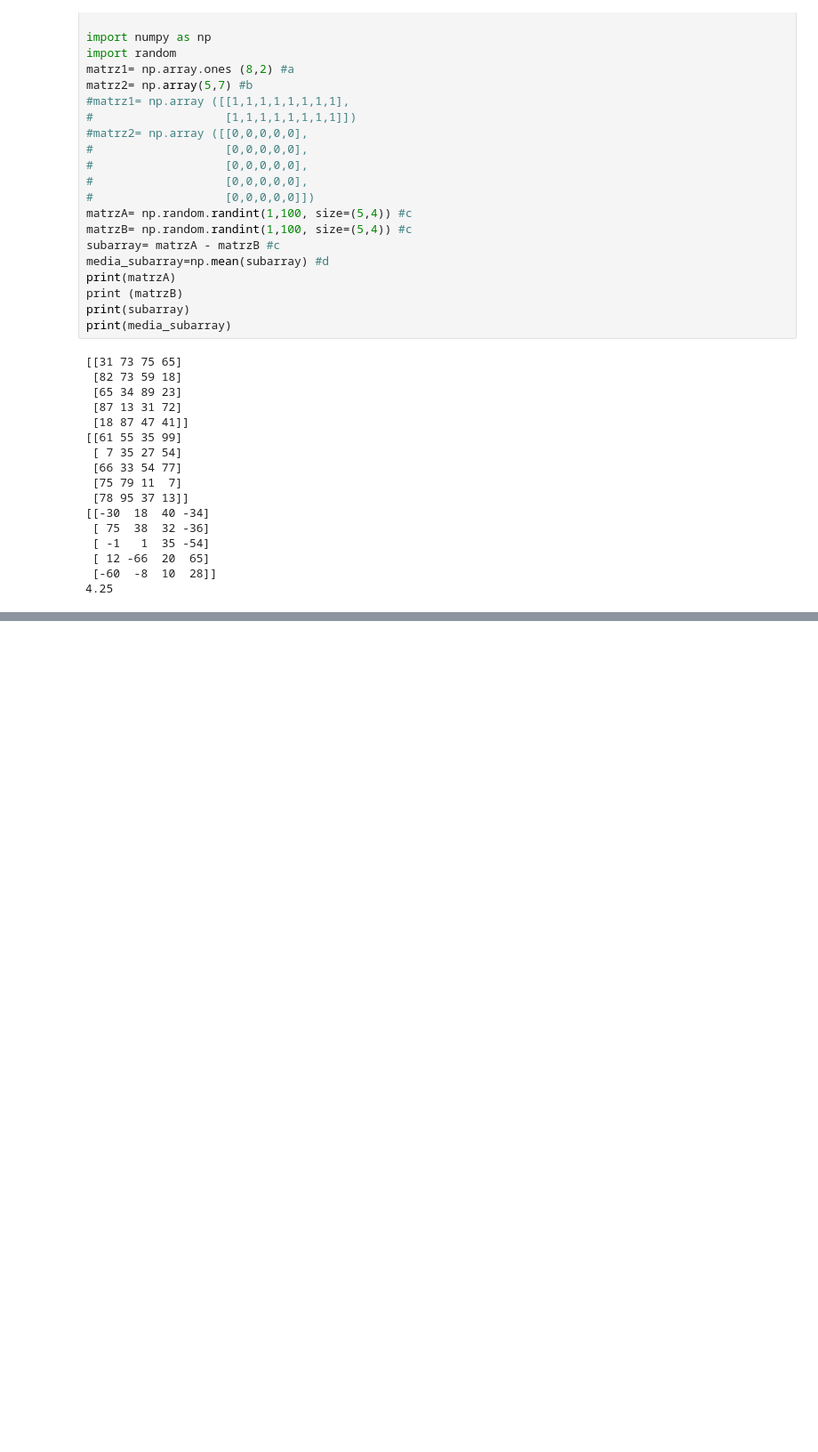
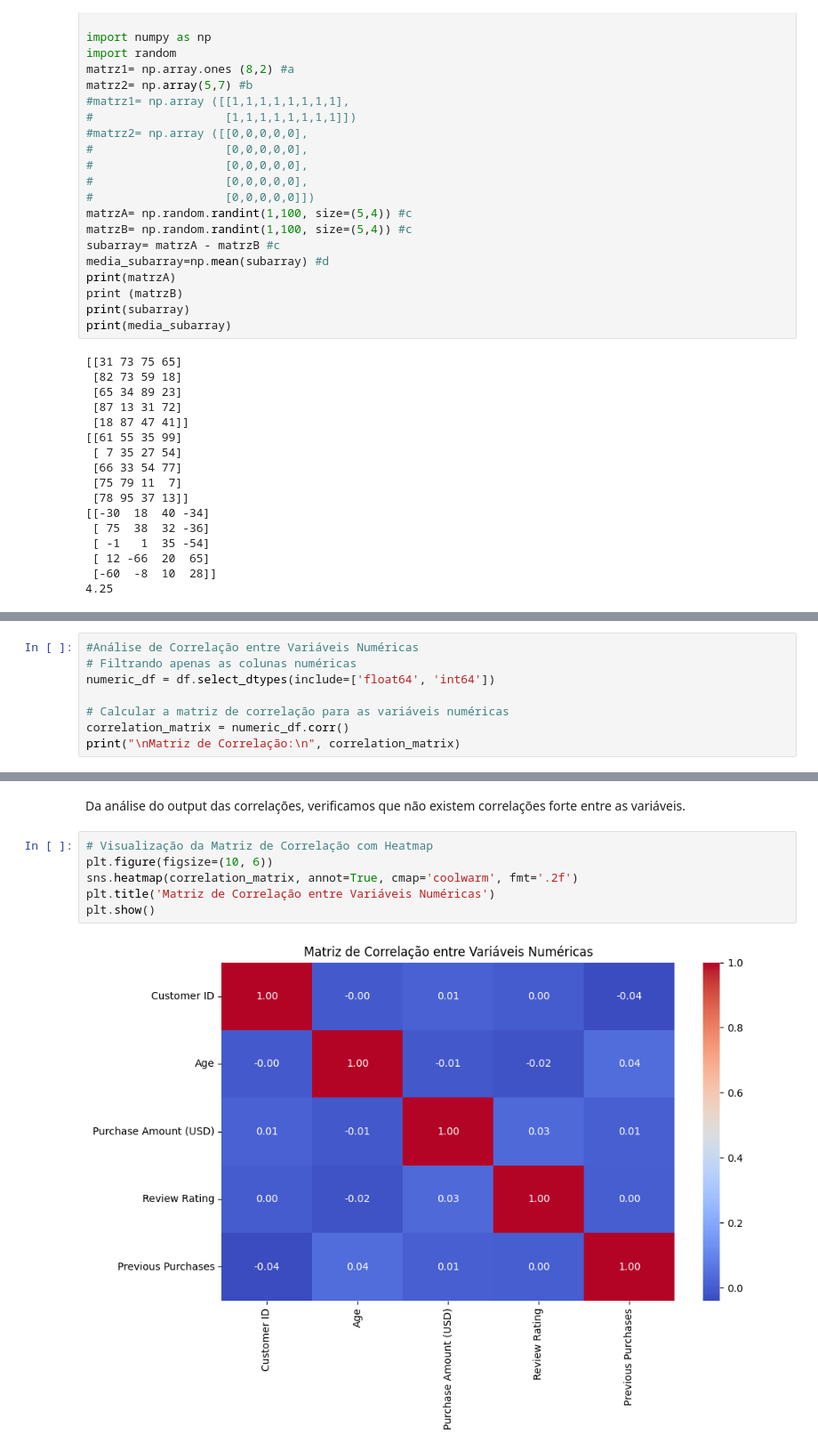
Before and after one commit to Vipas12/FundamentosPython_Vipin, a Jupyter notebook: UFCD10793_Avaliacao_Final_2025_Marco/avali_final12.ipynb, the cells around one changed output, grey strips where cells are left out. Shown: that part at 89% size. Drawn from its saved outputs; the diff is of its cells as text; blank space fills up the shorter version.

```diff
--- a/UFCD10793_Avaliacao_Final_2025_Marco/avali_final12.ipynb
+++ b/UFCD10793_Avaliacao_Final_2025_Marco/avali_final12.ipynb
@@ -115,0 +243,8 @@ print(media_subarray)
+# %%
+#Análise de Correlação entre Variáveis Numéricas
+# Filtrando apenas as colunas numéricas
+numeric_df = df.select_dtypes(include=['float64', 'int64'])
+
+# Calcular a matriz de correlação para as variáveis numéricas
+correlation_matrix = numeric_df.corr()
+print("\nMatriz de Correlação:\n", correlation_matrix)
@@ -115,0 +266,10 @@ print(media_subarray)
+# %% [markdown]
+Da análise do output das correlações, verificamos que não existem correlações forte entre as variáveis.
+# %%
+# Visualização da Matriz de Correlação com Heatmap
+plt.figure(figsize=(10, 6))
+sns.heatmap(correlation_matrix, annot=True, cmap='coolwarm', fmt='.2f')
+plt.title('Matriz de Correlação entre Variáveis Numéricas')
+plt.show()
+# %% [output]
+[figure, added]
```
Also changed, not shown: parts of 19 cells of this notebook, 6 other files.
